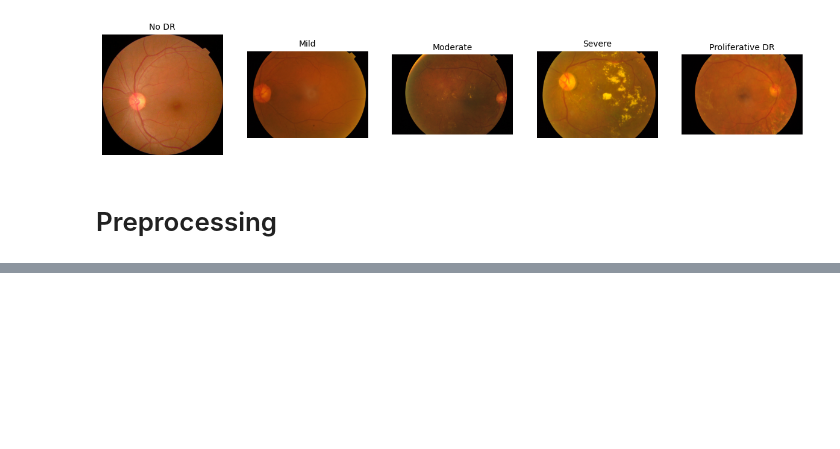
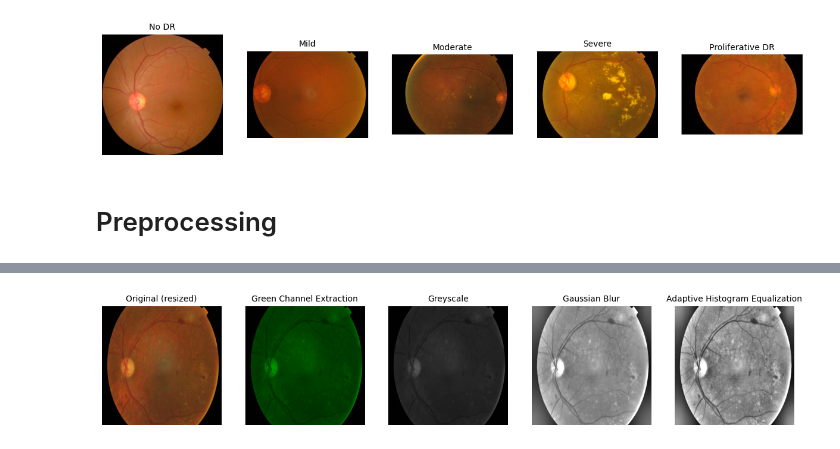
Before and after one commit to mawady/msc-retinalrecog, a Jupyter notebook: Experiment1.ipynb, the cells around one changed output, grey strips where cells are left out. Drawn from its saved outputs; the diff is of its cells as text; code cells hidden in the pictures; blank space fills up the shorter version.

```diff
--- a/Experiment1.ipynb
+++ b/Experiment1.ipynb
@@ -60,27 +65,56 @@ for i in range(N_CLASSES):
 # %%
 # ref: https://www.kaggle.com/code/ratthachat/aptos-eye-preprocessing-in-diabetic-retinopathy/notebook
 
 def preprocess(id_code):
+
+  fig, ax = plt.subplots(1,5)
+
   img = cv2.imread(TRAIN_PATH + id_code + ".png")
 
+  # Resize the image
   img = cv2.resize(img, IMG_SIZE)
+
+  ax[0].imshow(cv2.cvtColor(img, cv2.COLOR_BGR2RGB))
+  ax[0].set_title("Original (resized)")
+  ax[0].axis('off')
 
   # Extract Green Channel
   img[:,:,0] = 0
   img[:,:,2] = 0
 
+  ax[1].imshow(cv2.cvtColor(img, cv2.COLOR_BGR2RGB))
+  ax[1].set_title("Green Channel Extraction")
+  ax[1].axis('off')
+
   # Convert to Greyscale
   img = cv2.cvtColor(img, cv2.COLOR_BGR2GRAY)
 
+  ax[2].imshow(cv2.cvtColor(img, cv2.COLOR_BGR2RGB))
+  ax[2].set_title("Greyscale")
+  ax[2].axis('off')
+
+  # Apply Gaussian Blur
   img = cv2.addWeighted(img,4, cv2.GaussianBlur( img , (0,0) , 512/10) ,-4 ,128)
 
+  ax[3].imshow(cv2.cvtColor(img, cv2.COLOR_BGR2RGB))
+  ax[3].set_title("Gaussian Blur")
+  ax[3].axis('off')
+
   # Perform histogram equalization
-  #img = cv2.equalizeHist(img)
 
-  cv2.imwrite(TRAIN_PREP_PATH + id_code + ".png", img)
+  clahe = cv2.createCLAHE(clipLimit=5.0, tileGridSize=(8,8))
+  img = clahe.apply(img)
+
+  ax[4].imshow(cv2.cvtColor(img, cv2.COLOR_BGR2RGB))
+  ax[4].set_title("Adaptive Histogram Equalization")
+  ax[4].axis('off')
+
+  #cv2.imwrite(TRAIN_PREP_PATH + id_code + ".png", img)
 
 
-preprocess(train["id_code"][0])
+preprocess("03c85870824c") # Level 3
 
 #for id_code in train["id_code"]:
  # preprocess(id_code)
+# %% [output]
+[figure, added]
```
Also changed, not shown: parts of 2 cells of this notebook.
